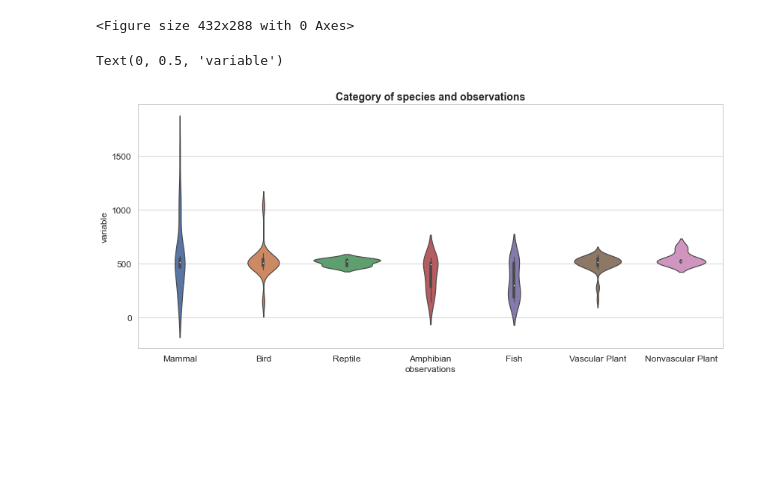
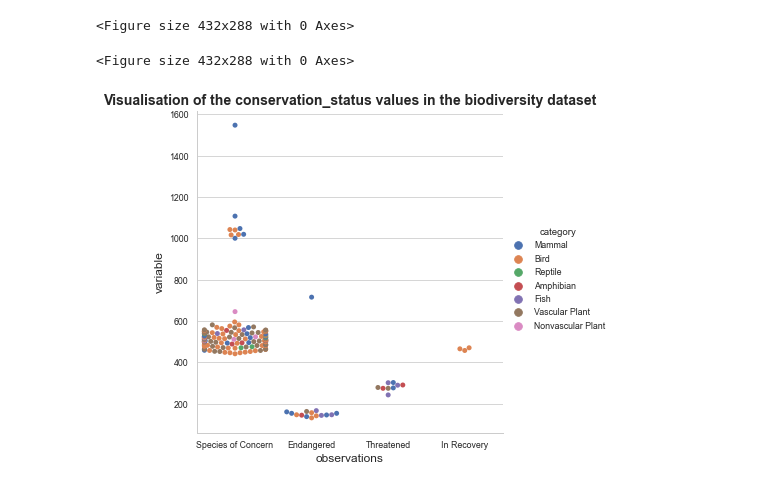
Before and after one commit to albertbanke/Biodiversity, a Jupyter notebook: biodiversity.ipynb, the cells around one changed output. Saved outputs shown, nothing was run; the diff lists cells and outputs as text; code cells hidden in the pictures; blank space fills up the shorter version.

```diff
--- a/biodiversity.ipynb
+++ b/biodiversity.ipynb
@@ -308,11 +308,24 @@ plt.yticks(fontsize = 12)
 plt.xlabel('observations', fontsize = 12)
 plt.ylabel('variable', fontsize = 12)
 
+plt.clf()
+
 # Interpretation: We see that the median for most of the categories lie around 500 with the exception of fish where it is closer to 300
 # This implies much of the data is split around the 500 mark, where 50% of the data is below and the other 50% is below this mark.
 # The mammals and birds have the most outliers and thus range of observations. Reptiles, however, is very narrow in its interquartile ranges.
 # In other words, the different species of reptiles are observed at same rates.
 # Nonvascular plants has the most narrow violin. This could imply few obsevations. Furthermore the data looks left-skewed as seen from the distribution below.
 # %% [output]
-Text(0, 0.5, 'variable')
+<Figure size 432x288 with 0 Axes>
-[figure, removed]
+# %%
+# (F) Multivariate analysis
+
+sns.catplot(data = biodiversity, x= 'conservation_status', y = 'total_observations', hue = 'category', kind = "swarm")
+
+plt.title('Visualisation of the conservation_status values in the biodiversity dataset', fontsize= 14, fontweight="bold")
+plt.xlabel('observations', fontsize = 12)
+plt.ylabel('variable', fontsize = 12)
+
+plt.show()
+# %% [output]
+[figure, added]
```
Also changed, not shown: parts of 1 cell of this notebook.
